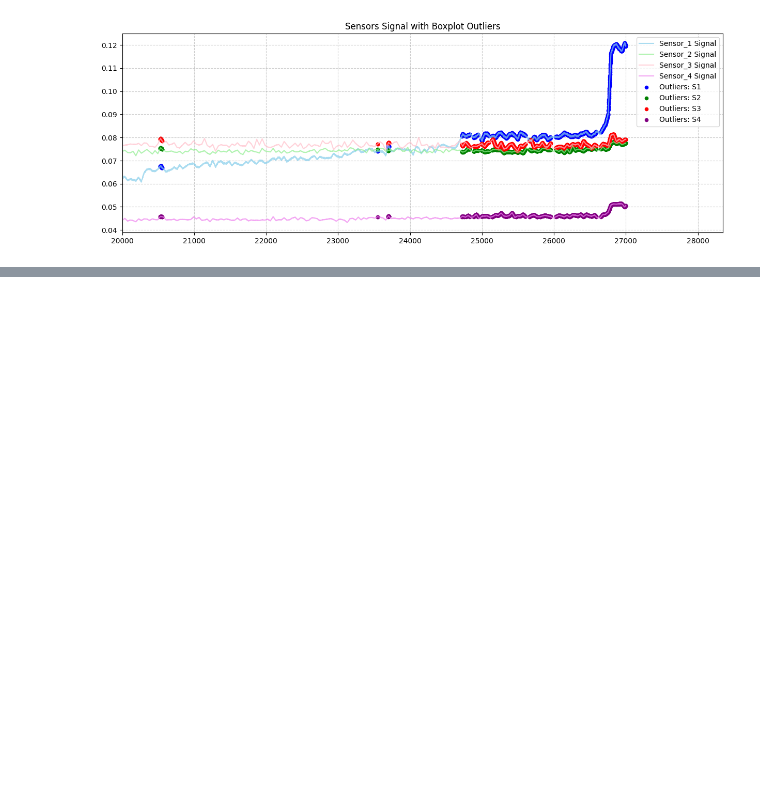
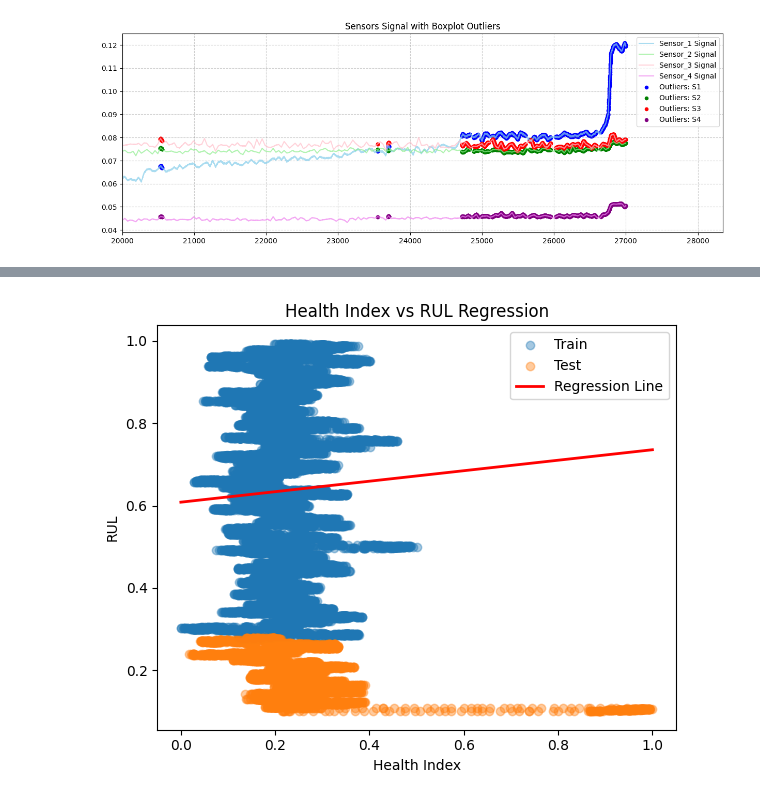
Before and after one commit to sooinp/Desktop, a Jupyter notebook: VSCode/모두의 딥러닝/미니프로젝트/0203.ipynb, the cells around one changed output, grey strips where cells are left out. Cells and saved outputs as stored; diff of their text form; code cells hidden in the pictures; blank space fills up the shorter version.

```diff
--- a/VSCode/모두의 딥러닝/미니프로젝트/0203.ipynb
+++ b/VSCode/모두의 딥러닝/미니프로젝트/0203.ipynb
@@ -486,0 +570,19 @@ plt.show()
+# %%
+plt.figure(figsize=(6, 5))
+
+plt.scatter(X_train['Health_Index'], y_train, alpha=0.4, label='Train')
+plt.scatter(X_test['Health_Index'], y_test, alpha=0.4, label='Test')
+
+x_line = np.linspace(0, 1, 100).reshape(-1, 1)
+y_line = model.predict(x_line)
+
+plt.plot(x_line, y_line, color='red', linewidth=2, label='Regression Line')
+
+plt.xlabel("Health Index")
+plt.ylabel("RUL")
+plt.title("Health Index vs RUL Regression")
+plt.legend()
+plt.tight_layout()
+plt.show()
+# %% [output]
+[figure, added]
```
Also changed, not shown: parts of 18 cells of this notebook.
